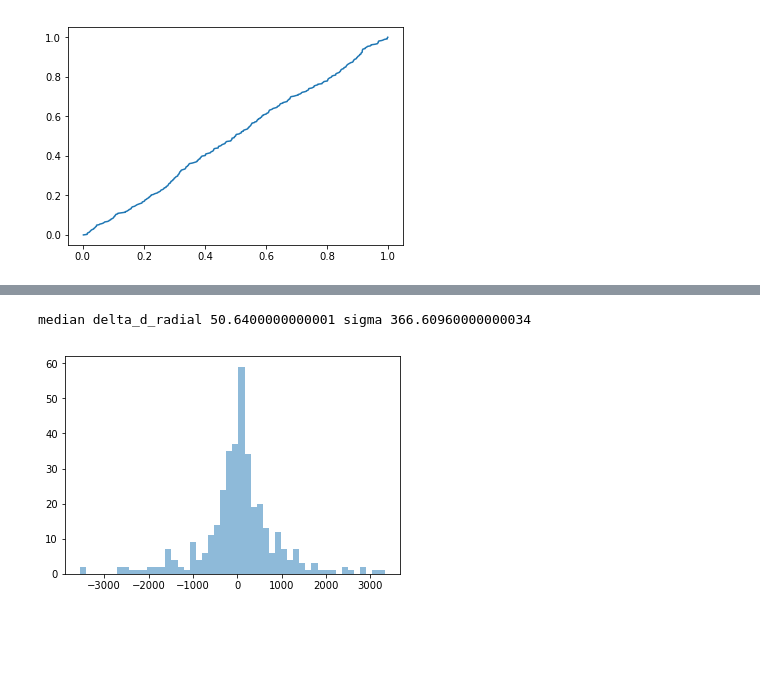
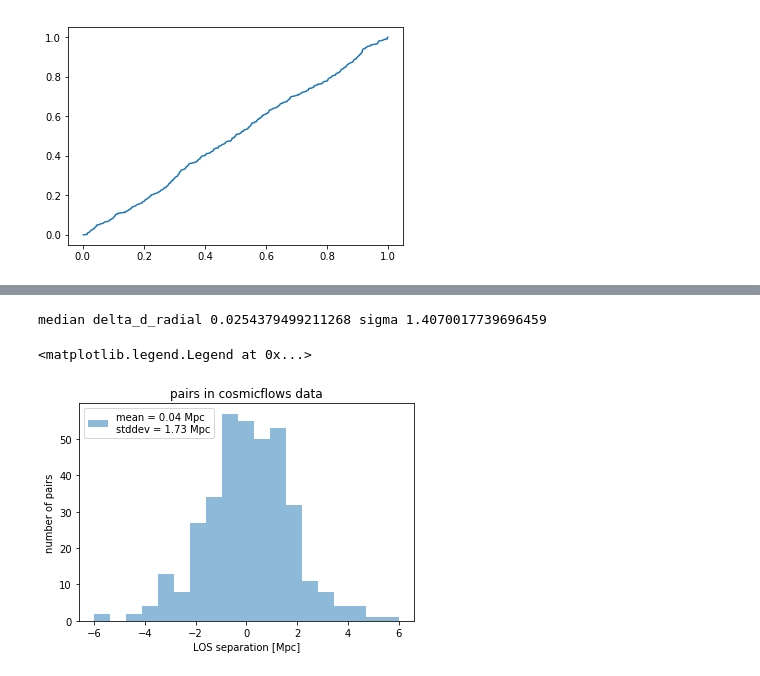
Before and after one commit to forero/LGModGrav, a Jupyter notebook: code/cosmic_flows.ipynb, the cells around one changed output, grey strips where cells are left out. Cells and saved outputs as stored; diff of their text form; code cells hidden in the pictures; blank space fills up the shorter version.

```diff
--- a/code/cosmic_flows.ipynb
+++ b/code/cosmic_flows.ipynb
@@ -158,7 +151,12 @@ median delta_d_radial 0.0254379499211268 sigma 1.4070017739696459
-# %%
-a = plt.hist((pair_v), bins=50, alpha=0.5, label='obs')
-p = np.percentile(pair_v, q=[34,50,66])
-print('median delta_d_radial {} sigma {}'.format(p[1], p[2]-p[0]))
-# %% [output]
-median delta_d_radial 50.6400000000001 sigma 366.60960000000034
-[figure, removed]
+# %%
+p = np.percentile(pair_d, q=[34,50,66])
+print('median delta_d_radial {} sigma {}'.format(p[1], p[2]-p[0]))
+a = plt.hist((pair_d), bins=np.linspace(-6,6,20), alpha=0.5, label='mean = {:.2f} Mpc \nstddev = {:.2f} Mpc'.format(pair_d.mean(), pair_d.std()))
+plt.xlabel('LOS separation [Mpc]')
+plt.ylabel('number of pairs')
+plt.title('pairs in cosmicflows data')
+plt.legend()
+# %% [output]
+median delta_d_radial 0.0254379499211268 sigma 1.4070017739696459
+<matplotlib.legend.Legend at 0x...>
+[figure, added]
```
Also changed, not shown: parts of 4 cells of this notebook, 1 other file.
